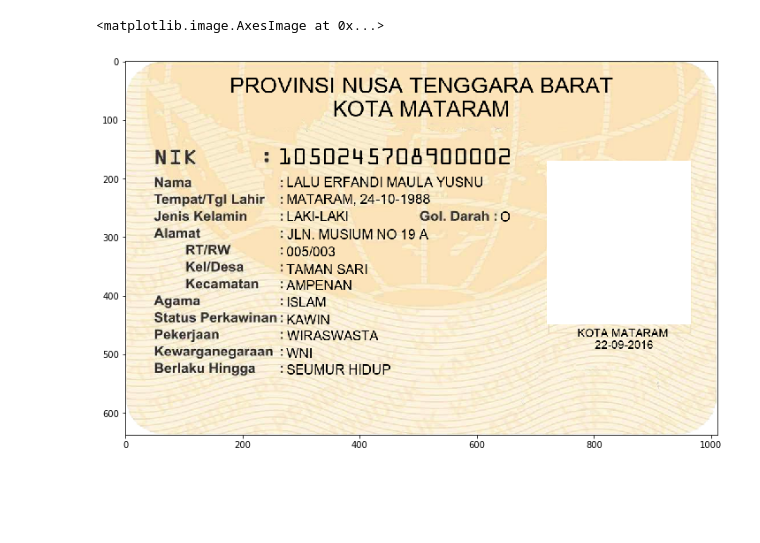
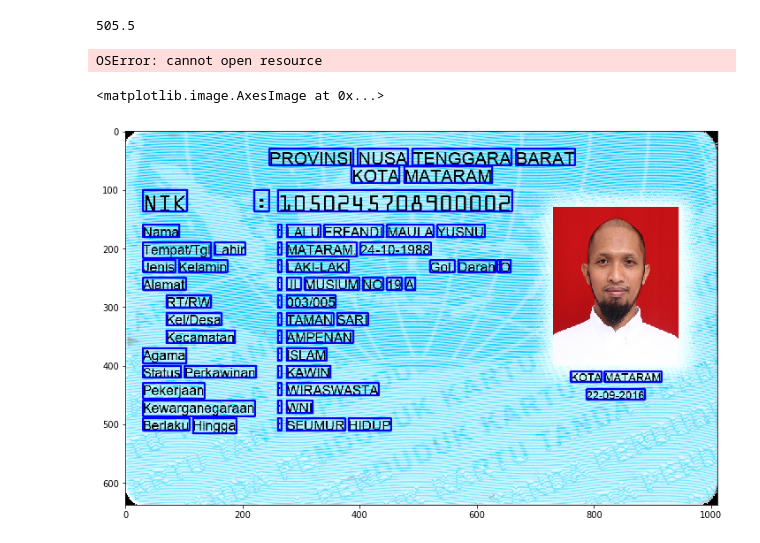
Before and after one commit to nunenuh/idcard_datagen, a Jupyter notebook: notebook/font_text.ipynb, the cells around one changed output. Saved outputs shown, nothing was run; the diff lists cells and outputs as text; code cells hidden in the pictures; blank space fills up the shorter version.

```diff
--- a/notebook/font_text.ipynb
+++ b/notebook/font_text.ipynb
@@ -113,19 +17,0 @@ plt.imshow(out_img, cmap='gray')
-# %%
-kabkot = "Kota Mataram"
-wpos, hpos = utils.get_text_position(img_picture, kabkot, font_name="arial", font_size=19)
-out_img = utils.draw_text(out_img, kabkot.upper(), font_variant="Bold",
-                                 font_name="arial", xymin=(xmin+wpos-10,453), font_size=19)
-
-sign = "22-09-2016".upper()
-wps, hps = utils.get_text_position(img_picture, sign, font_name="arial", font_size=19)
-out_img = utils.draw_text(out_img, sign, xymin=(xmin+wps+10,473),
-                          font_name="arial", font_size=19)
-
-plt.imshow(out_img, cmap='gray')
-# print(wpos, hpos)
-
-
-                # ImageDraw.Draw()
-# %% [output]
-<matplotlib.image.AxesImage at 0x...>
-[figure, removed]
@@ -133,0 +18,60 @@ plt.imshow(out_img, cmap='gray')
+# %%
+base_path = Path('../data/')
+base_impath = str(base_path.joinpath('idcard/base3.png'))
+base_image = cv.imread(base_impath, cv.IMREAD_UNCHANGED)
+
+h,w = base_image.shape[:2]
+w/2
+
+# out_img = utils.draw_text(base_image, NIK_str, xymin=(260,140), font_size=42)
+# %% [output]
+505.5
+# %%
+from idcard_datagen.utils import idcard, imtext
+
+data = {
+    'provinsi': "Provinsi Nusa Tenggara Barat",
+    'kabkota': "Kota Mataram",
+    'nik': "1050245708900002",
+    'nama': "Lalu Erfandi Maula Yusnu",
+    'ttl': "Mataram, 24-10-1988",
+    'goldar': 'O',
+    'gender': 'Laki-Laki',
+    'alamat': 'Jl Musium No 19 A',
+    'rtrw': '003/005',
+    'keldesa': "Taman Sari",
+    'kecamatan': 'Ampenan',
+    'agama': 'Islam',
+    'status': 'Kawin',
+    'pekerjaan': 'Wiraswasta',
+    'warga': 'WNI',
+    'berlaku': 'Seumur Hidup',
+    'sign_kabkota': 'Kota Mataram',
+    'sign_tgl': '22-09-2016',
+    'face':'../data/face/fandi.png',
+}
+
+fpath = "../data/idcard/base3.json"
+image = base_image.copy()
+image, datas = idcard.build_content(image, data, file_path = fpath, pad_factor=0)
+plt.imshow(image)
+print(datas)
+# %% [output]
+OSError: cannot open resource
+# %%
+import json
+import numpy as np
+
+for dt in datas:
+    pts = dt['points']
+    image = cv.polylines(image, np.array([pts], dtype=np.int32), True, color=(255,0,0,255), thickness=2, lineType=16)
+
+plt.imshow(image)
+# %%
+# out_image, datalog = idcard.build_content(data, base_image)
+out_image = cv.cvtColor(image, cv.COLOR_BGR2RGB)
+plt.imshow(out_image, cmap='gray')
+# print(datalog)
+# %% [output]
+<matplotlib.image.AxesImage at 0x...>
+[figure, added]
```
Also changed, not shown: parts of 19 cells of this notebook, 9 other files.
